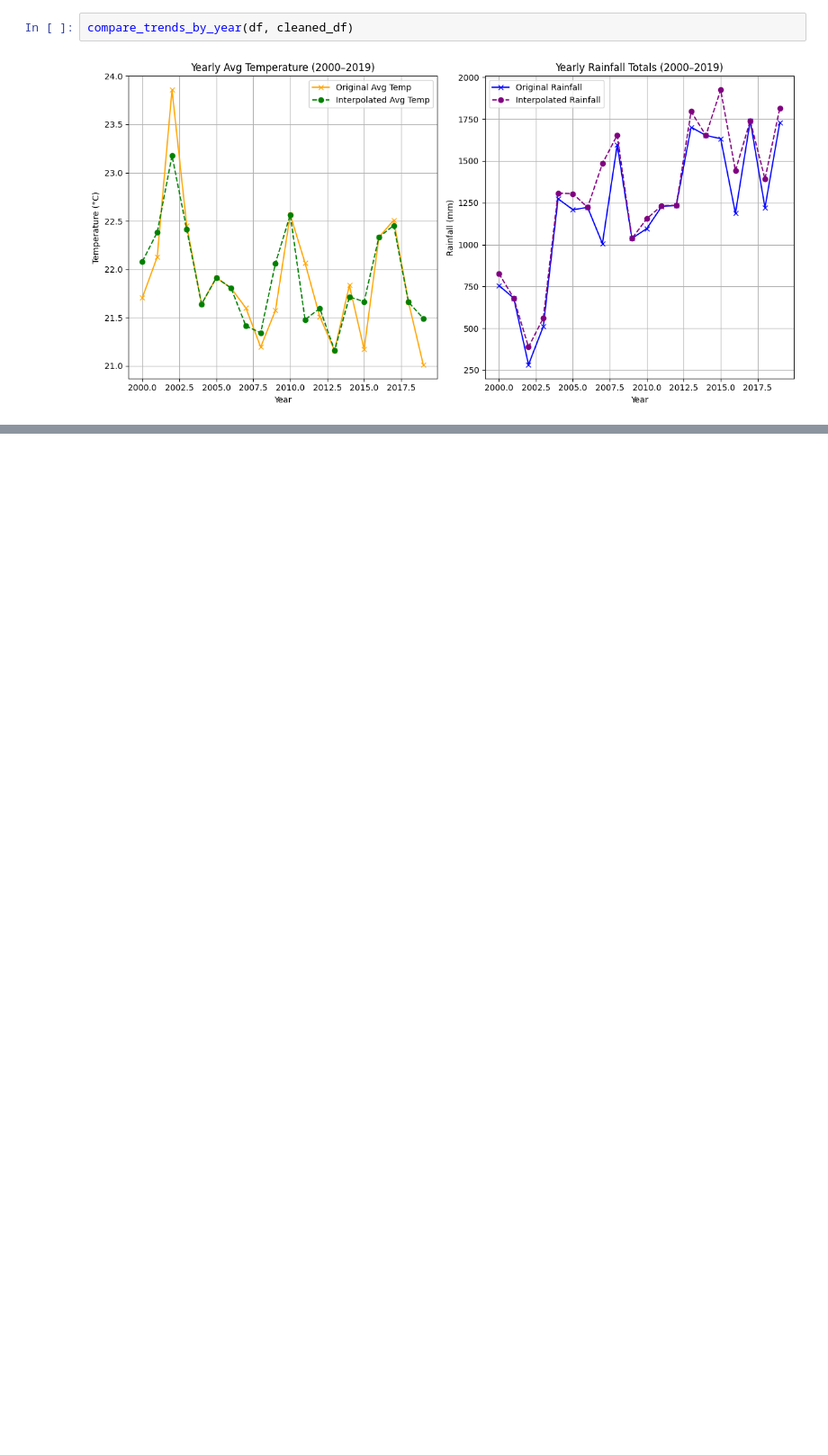
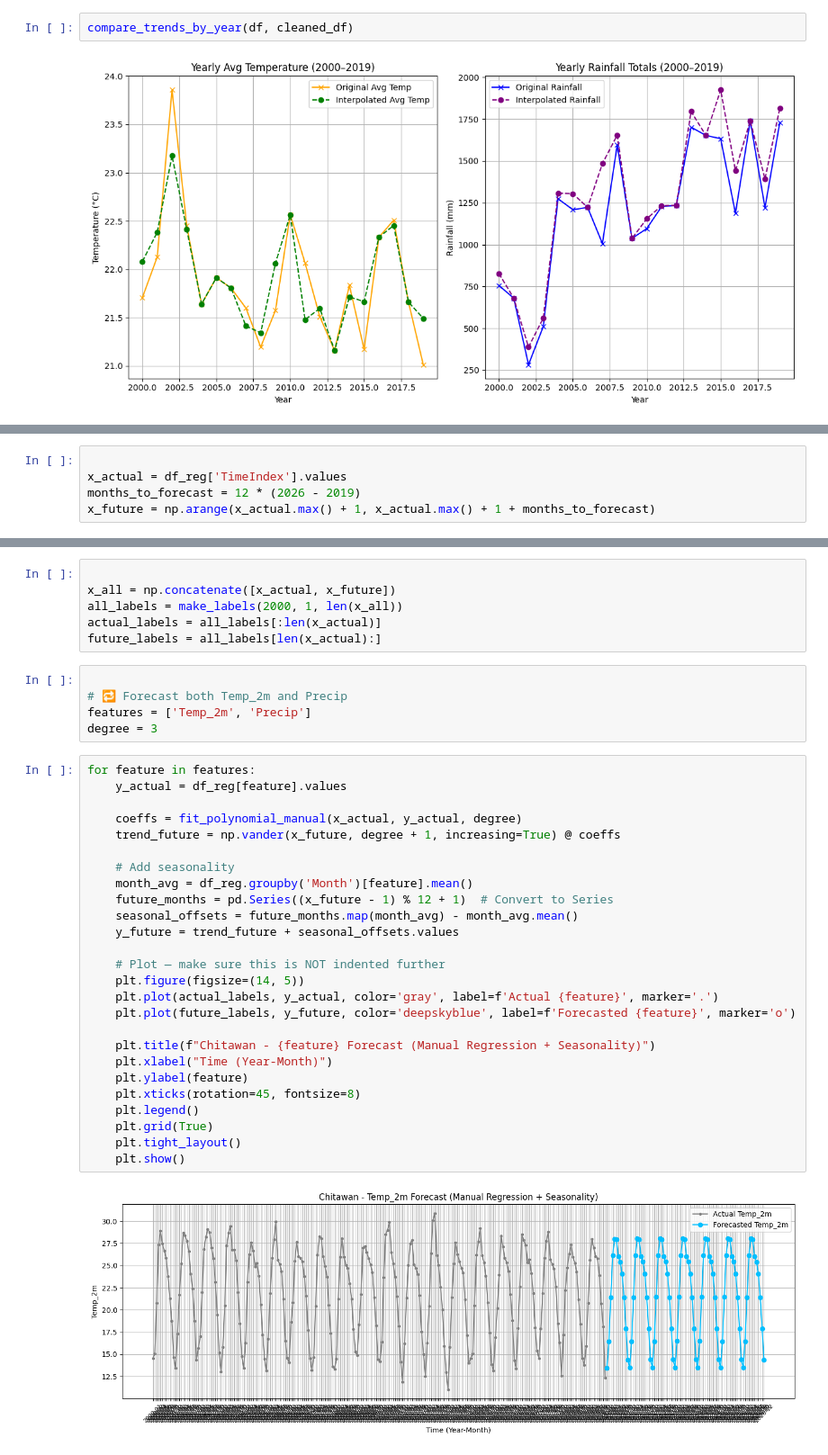
Before and after one commit to Pratistha88/Tempora, a Jupyter notebook: ClimateAnalysis.ipynb, the cells around one changed output, grey strips where cells are left out. Shown: that part at 90% size. Drawn from its saved outputs; the diff is of its cells as text; blank space fills up the shorter version.

Commit message:
using regression to predict the future climate

```diff
--- a/ClimateAnalysis.ipynb
+++ b/ClimateAnalysis.ipynb
@@ -163,0 +174,5 @@ compare_trends_by_year(df, cleaned_df)
+# %%
+
+x_actual = df_reg['TimeIndex'].values
+months_to_forecast = 12 * (2026 - 2019)
+x_future = np.arange(x_actual.max() + 1, x_actual.max() + 1 + months_to_forecast)
@@ -163,0 +191,39 @@ compare_trends_by_year(df, cleaned_df)
+# %%
+
+x_all = np.concatenate([x_actual, x_future])
+all_labels = make_labels(2000, 1, len(x_all))
+actual_labels = all_labels[:len(x_actual)]
+future_labels = all_labels[len(x_actual):]
+# %%
+
+# 🔁 Forecast both Temp_2m and Precip
+features = ['Temp_2m', 'Precip']
+degree = 3
+# %%
+for feature in features:
+    y_actual = df_reg[feature].values
+
+    coeffs = fit_polynomial_manual(x_actual, y_actual, degree)
+    trend_future = np.vander(x_future, degree + 1, increasing=True) @ coeffs
+
+    # Add seasonality
+    month_avg = df_reg.groupby('Month')[feature].mean()
+    future_months = pd.Series((x_future - 1) % 12 + 1)  # Convert to Series
+    seasonal_offsets = future_months.map(month_avg) - month_avg.mean()
+    y_future = trend_future + seasonal_offsets.values
+
+    # Plot — make sure this is NOT indented further
+    plt.figure(figsize=(14, 5))
+    plt.plot(actual_labels, y_actual, color='gray', label=f'Actual {feature}', marker='.')
+    plt.plot(future_labels, y_future, color='deepskyblue', label=f'Forecasted {feature}', marker='o')
+
+    plt.title(f"Chitawan - {feature} Forecast (Manual Regression + Seasonality)")
+    plt.xlabel("Time (Year-Month)")
+    plt.ylabel(feature)
+    plt.xticks(rotation=45, fontsize=8)
+    plt.legend()
+    plt.grid(True)
+    plt.tight_layout()
+    plt.show()
+# %% [output]
+[figure, added]
```
Also changed, not shown: parts of 4 cells of this notebook, 1 other file.
